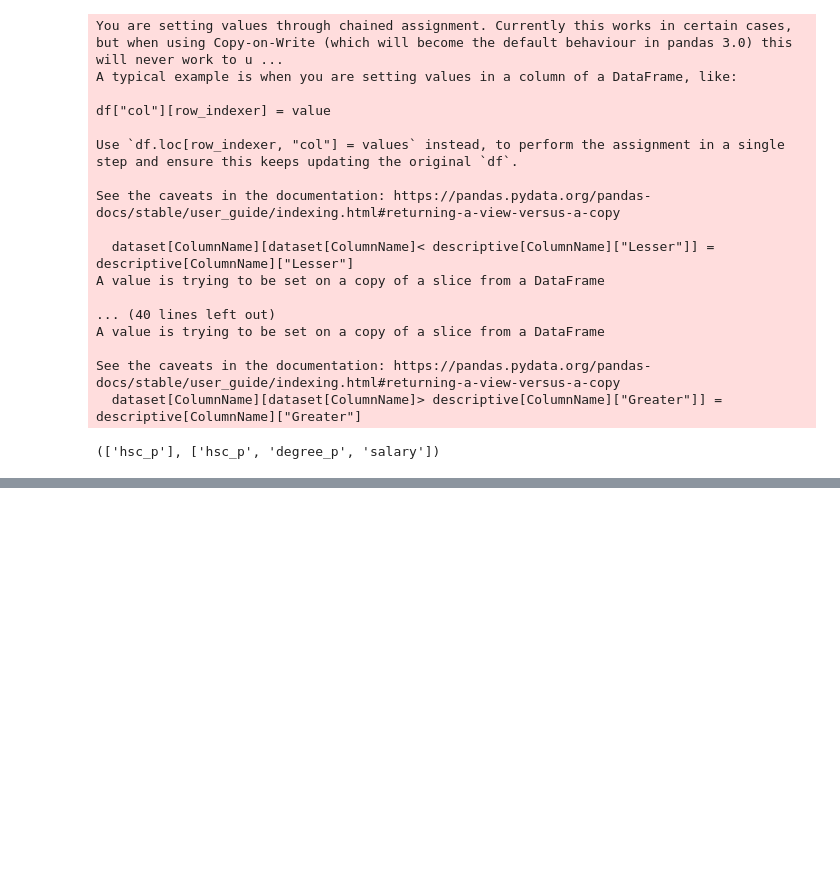
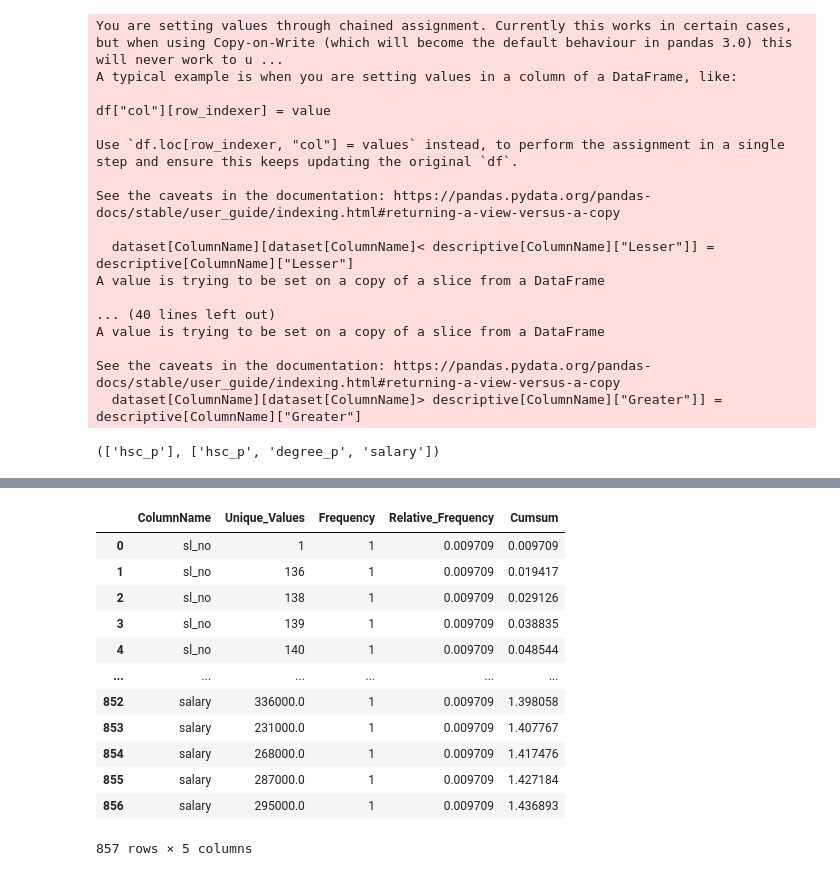
Before and after one commit to Indhumathi-AI-2025/Data-Science---Univariate, a Jupyter notebook: Frequency.ipynb, the cells around one changed output, grey strips where cells are left out. Drawn from its saved outputs; the diff is of its cells as text; code cells hidden in the pictures; blank space fills up the shorter version.

```diff
--- a/Frequency.ipynb
+++ b/Frequency.ipynb
@@ -797,3 +797,23 @@ A value is trying to be set on a copy of a slice from a DataFrame
 See the caveats in the documentation: https://pandas.pydata.org/pandas-docs/stable/user_guide/indexing.html#returning-a-view-versus-a-copy
   dataset[ColumnName][dataset[ColumnName]> descriptive[ColumnName]["Greater"]] = descriptive[ColumnName]["Greater"]
 (['hsc_p'], ['hsc_p', 'degree_p', 'salary'])
+# %%
+def FreqTable(dataset):
+    freq_tables = {}  # dictionary to store frequency tables for each column
+
+    for ColumnName in dataset.columns:
+        freq_df = pd.DataFrame(columns=["Unique_Values","Frequency","Relative_Frequency","Cumsum"])
+
+        freq_df["Unique_Values"] = dataset[ColumnName].value_counts().index
+        freq_df["Frequency"] = dataset[ColumnName].value_counts().values
+        freq_df["Relative_Frequency"] = freq_df["Frequency"] / 103
+        freq_df["Cumsum"] = freq_df["Relative_Frequency"].cumsum()
+
+        freq_tables[ColumnName] = freq_df  # store the table for this column
+
+    return freq_tables
+# %%
+all_freq_tables = FreqTable(dataset)
+
+# Frequency table for a single column
+all_freq_tables["hsc_p"]
@@ -799,0 +886,18 @@ See the caveats in the documentation: https://pandas.pydata.org/pandas-docs/stab
+# %%
+combined_df = pd.concat(all_freq_tables, names=["ColumnName"]).reset_index(level=0).reset_index(drop=True)
+# %%
+combined_df
+# %% [output]
+|  | ColumnName | Unique_Values | Frequency | Relative_Frequency | Cumsum |
+| 0 | sl_no | 1 | 1 | 0.009709 | 0.009709 |
+| 1 | sl_no | 136 | 1 | 0.009709 | 0.019417 |
+| 2 | sl_no | 138 | 1 | 0.009709 | 0.029126 |
+| 3 | sl_no | 139 | 1 | 0.009709 | 0.038835 |
+| 4 | sl_no | 140 | 1 | 0.009709 | 0.048544 |
+| ... | ... | ... | ... | ... | ... |
+| 852 | salary | 336000.0 | 1 | 0.009709 | 1.398058 |
+| 853 | salary | 231000.0 | 1 | 0.009709 | 1.407767 |
+| 854 | salary | 268000.0 | 1 | 0.009709 | 1.417476 |
+| 855 | salary | 287000.0 | 1 | 0.009709 | 1.427184 |
+| 856 | salary | 295000.0 | 1 | 0.009709 | 1.436893 |
+857 rows × 5 columns
```
Also changed, not shown: parts of 4 cells of this notebook.
